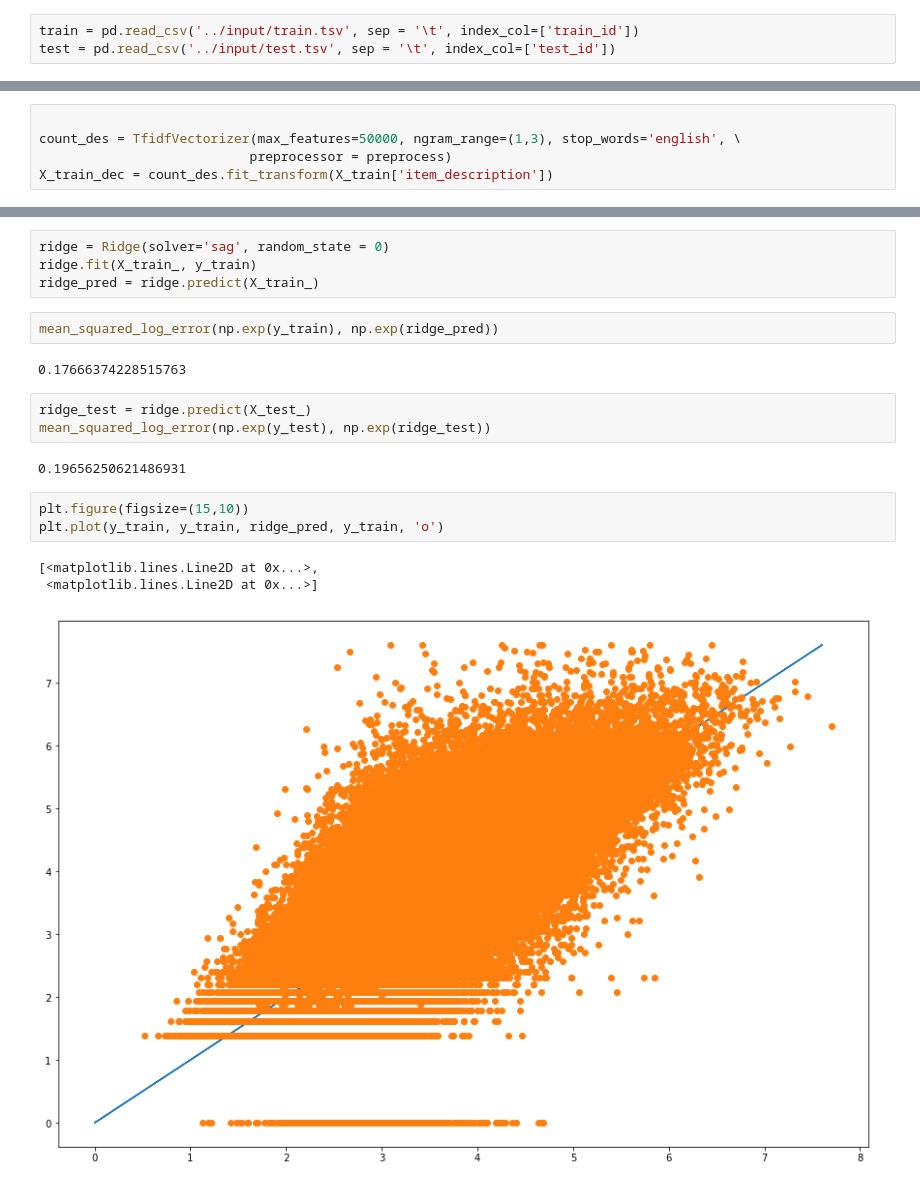
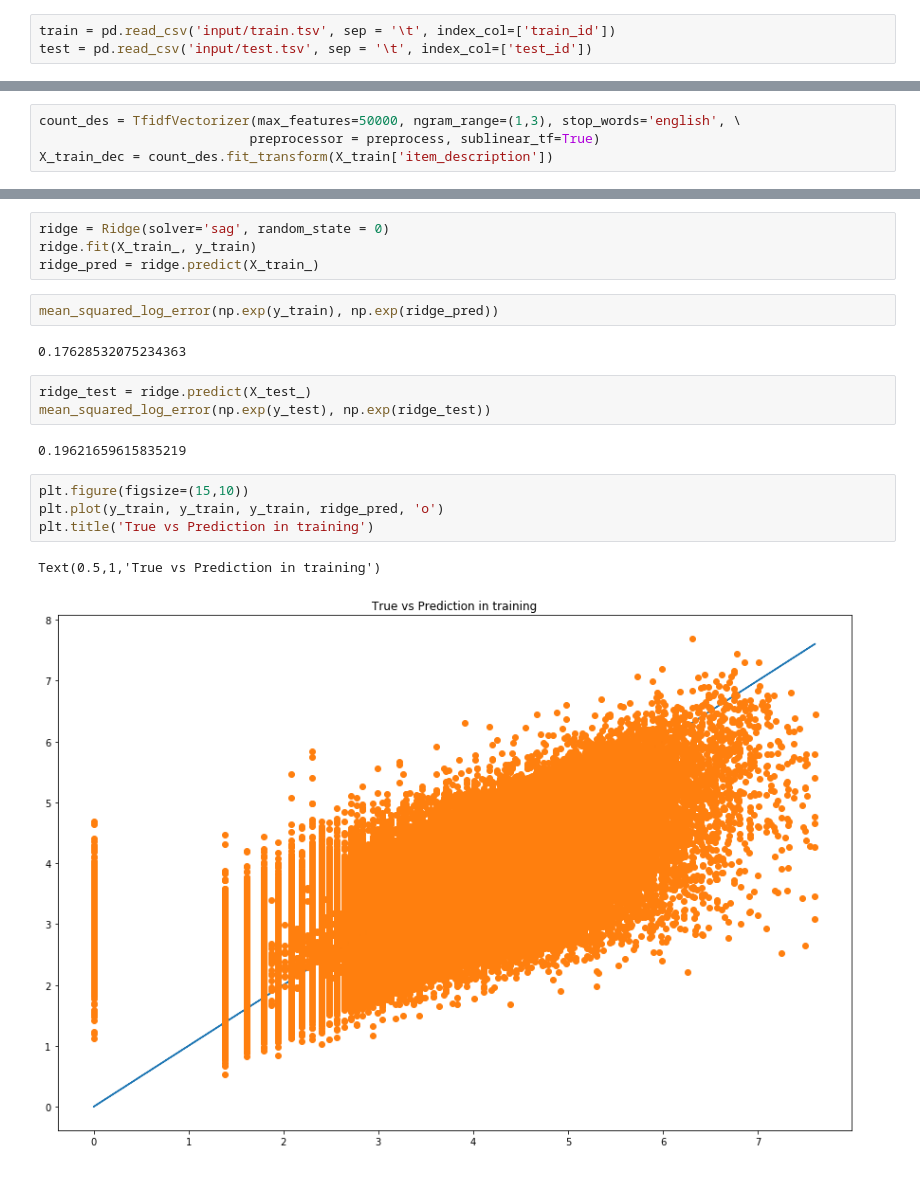
Before and after one commit to chen-xiong-yi/Mercari, a Jupyter notebook: Mercari.ipynb, the cells around one changed output, grey strips where cells are left out. Drawn from its saved outputs; the diff is of its cells as text.

```diff
--- a/Mercari.ipynb
+++ b/Mercari.ipynb
@@ -5,8 +5,8 @@ import numpy as np
 import seaborn as sns
 %matplotlib inline
 # %%
-train = pd.read_csv('../input/train.tsv', sep = '\t', index_col=['train_id'])
-test = pd.read_csv('../input/test.tsv', sep = '\t', index_col=['test_id'])
+train = pd.read_csv('input/train.tsv', sep = '\t', index_col=['train_id'])
+test = pd.read_csv('input/test.tsv', sep = '\t', index_col=['test_id'])
 # %%
 train.info()
 # %% [output]
@@ -178,9 +170,8 @@ def preprocess(text):
     text = re.sub('(\d{2})\s?(gb?)', '\\1\\2', text, flags=re.IGNORECASE).upper()
     return text
 # %%
-
 count_des = TfidfVectorizer(max_features=50000, ngram_range=(1,3), stop_words='english', \
-                           preprocessor = preprocess)
+                           preprocessor = preprocess, sublinear_tf=True)
 X_train_dec = count_des.fit_transform(X_train['item_description'])
 # %%
 X_test_dec = count_des.transform(X_test['item_description'])
@@ -211,16 +202,16 @@ ridge_pred = ridge.predict(X_train_)
 # %%
 mean_squared_log_error(np.exp(y_train), np.exp(ridge_pred))
 # %% [output]
-0.17666374228515763
+0.17628532075234363
 # %%
 ridge_test = ridge.predict(X_test_)
 mean_squared_log_error(np.exp(y_test), np.exp(ridge_test))
 # %% [output]
-0.19656250621486931
+0.19621659615835219
 # %%
 plt.figure(figsize=(15,10))
-plt.plot(y_train, y_train, ridge_pred, y_train, 'o')
+plt.plot(y_train, y_train, y_train, ridge_pred, 'o')
+plt.title('True vs Prediction in training')
 # %% [output]
-[<matplotlib.lines.Line2D at 0x...>,
- <matplotlib.lines.Line2D at 0x...>]
+Text(0.5,1,'True vs Prediction in training')
-[figure, old version]
+[figure, new version]
```
Also changed, not shown: parts of 12 cells of this notebook.
